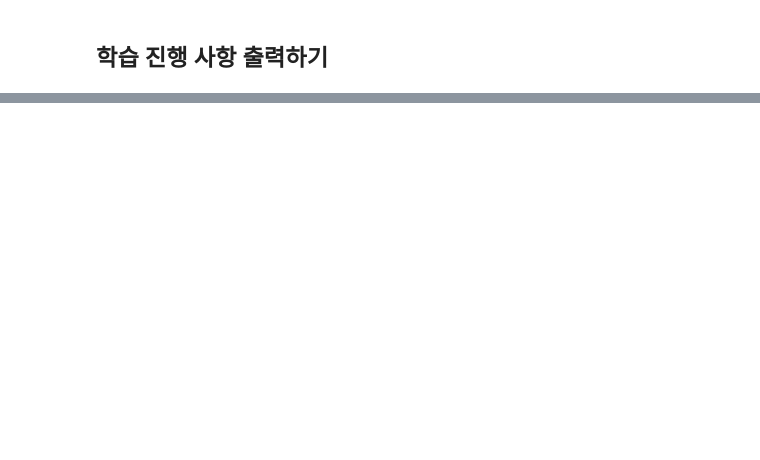
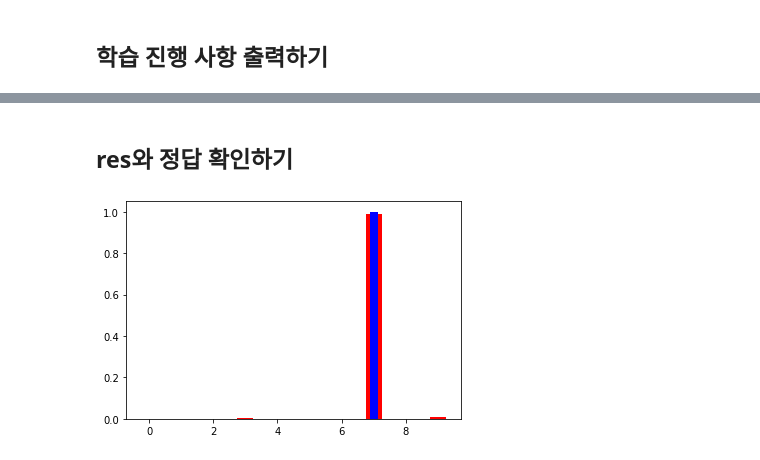
Before and after one commit to baelanche/Deep_learning_introduction, a Jupyter notebook: 1.손글씨 이미지 분류/RNN을_이용하여_손글씨_이미지_분류하기.ipynb, the cells around one changed output, grey strips where cells are left out. Drawn from its saved outputs; the diff is of its cells as text; code cells hidden in the pictures; blank space fills up the shorter version.

```diff
--- a/1.손글씨 이미지 분류/RNN을_이용하여_손글씨_이미지_분류하기.ipynb
+++ b/1.손글씨 이미지 분류/RNN을_이용하여_손글씨_이미지_분류하기.ipynb
@@ -284,0 +302,8 @@ plt.show()
+# %% [markdown]
+## res와 정답 확인하기
+# %%
+plt.bar(range(10), res[0], 0.5, color='red')
+plt.bar(np.array(range(10)), test_labels[0], 0.25, color='blue')
+plt.show()
+# %% [output]
+[figure, added]
```
Also changed, not shown: parts of 15 cells of this notebook.
